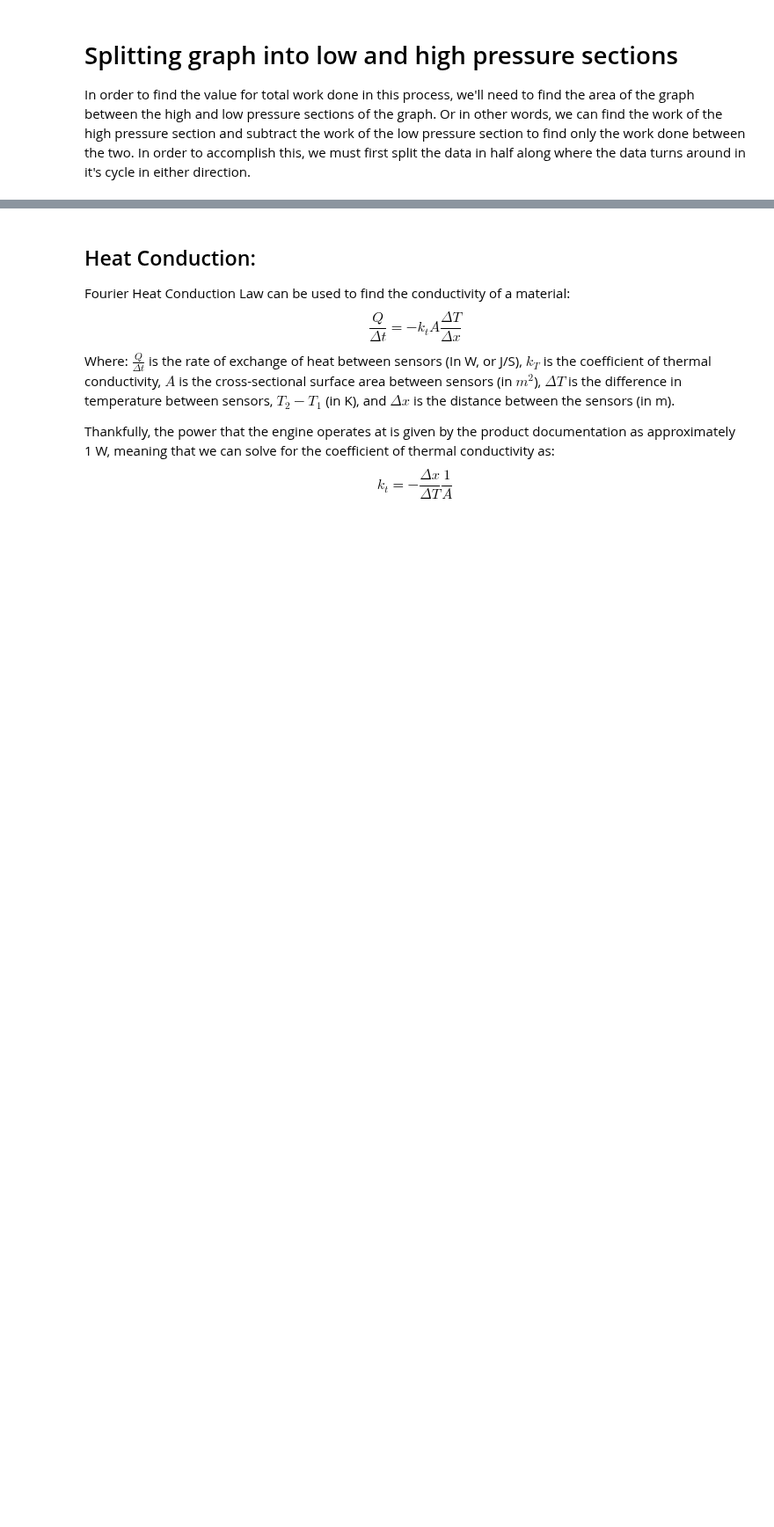
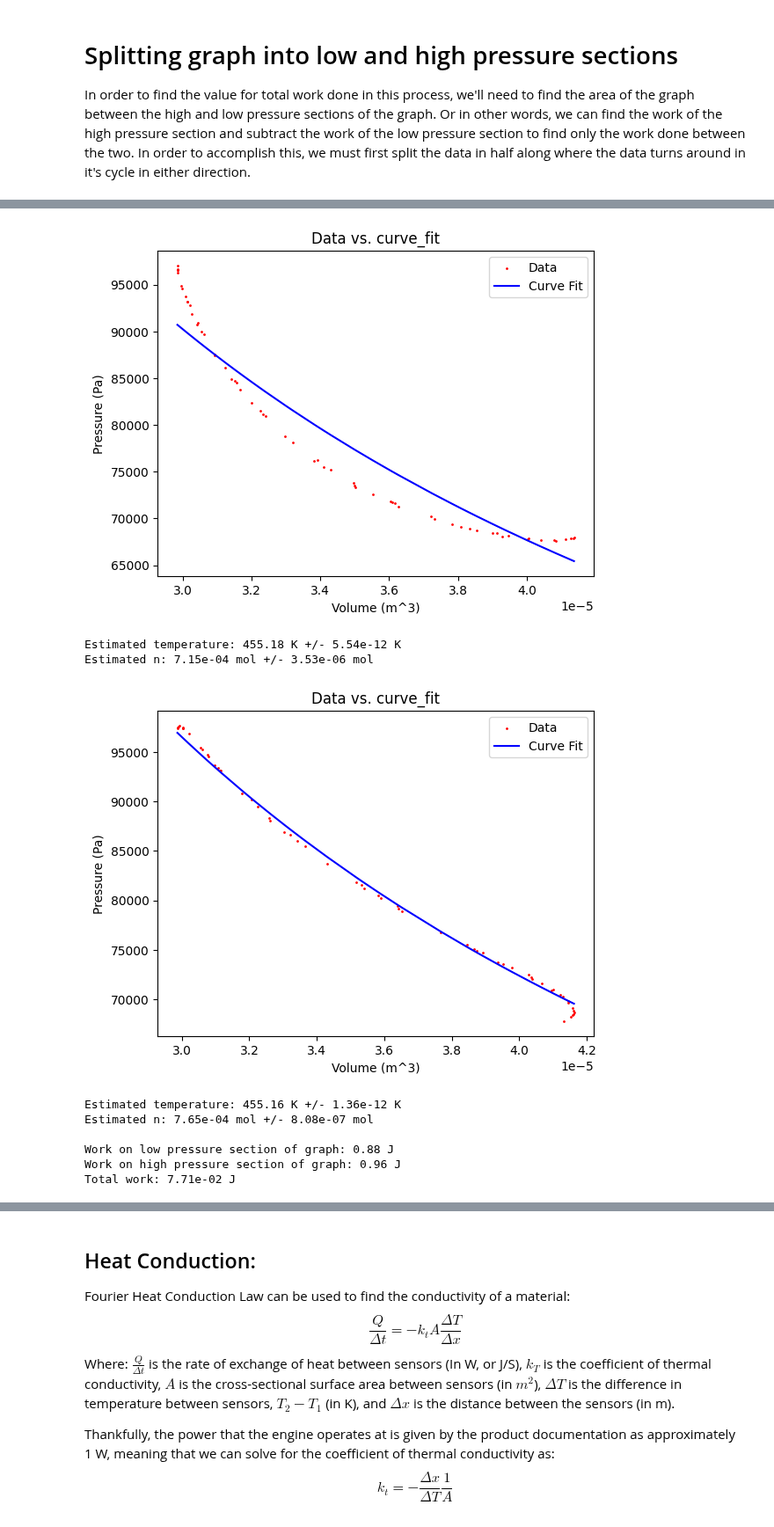
Before and after one commit to maraMaraschino/Adv-Lab, a Jupyter notebook: Stirling Engine/Lab/stirling-engine.ipynb, the cells around one changed output, grey strips where cells are left out. Shown at 88% size. Drawn from its saved outputs; the diff is of its cells as text; code cells hidden in the pictures; blank space fills up the shorter version.

```diff
--- a/Stirling Engine/Lab/stirling-engine.ipynb
+++ b/Stirling Engine/Lab/stirling-engine.ipynb
@@ -318,0 +182,40 @@ avg: 1.09e-03
+# %%
+# Performing curve_fit
+
+# convert volume from cm^3 to m^3 for low and high pressure graphs
+sorted_lvolume_converted = np.array(sorted_lvolume)
+sorted_lvolume_converted = sorted_lvolume_converted / 1e6
+
+sorted_hvolume_converted = np.array(sorted_hvolume)
+sorted_hvolume_converted = sorted_hvolume_converted / 1e6
+
+n_est = 0.0007
+low_temp_fit, low_sigma_temp, low_n_fit, low_sigma_n = fit_pressure(sorted_lvolume_converted, sorted_lpressure, avg_heater_temp, n_est)
+
+v_i_low_press = np.min(sorted_lvolume_converted)
+v_f_low_press = np.max(sorted_lvolume_converted)
+
+high_temp_fit, high_sigma_temp, high_n_fit, high_sigma_n = fit_pressure(sorted_hvolume_converted, sorted_hpressure, avg_heater_temp, n_est)
+
+v_i_high_press = np.min(sorted_hvolume_converted)
+v_f_high_press = np.max(sorted_hvolume_converted)
+
+low_work = work(v_i_low_press, v_f_low_press, low_n_fit, avg_heater_temp)
+high_work = work(v_i_high_press, v_f_high_press, high_n_fit, avg_heater_temp)
+# For some reason, the values are coming out negative
+low_work, high_work = -low_work, -high_work
+engine_work = high_work - low_work
+print(f'\nWork on low pressure section of graph: {low_work:.2f} J')
+print(f'Work on high pressure section of graph: {high_work:.2f} J')
+print(f'Total work: {engine_work:.2e} J')
+# %% [output]
+[figure, added]
+Estimated temperature: 455.18 K +/- 5.54e-12 K
+Estimated n: 7.15e-04 mol +/- 3.53e-06 mol
+[figure, added]
+Estimated temperature: 455.16 K +/- 1.36e-12 K
+Estimated n: 7.65e-04 mol +/- 8.08e-07 mol
+
+Work on low pressure section of graph: 0.88 J
+Work on high pressure section of graph: 0.96 J
+Total work: 7.71e-02 J
```
Also changed, not shown: parts of 21 cells of this notebook.
